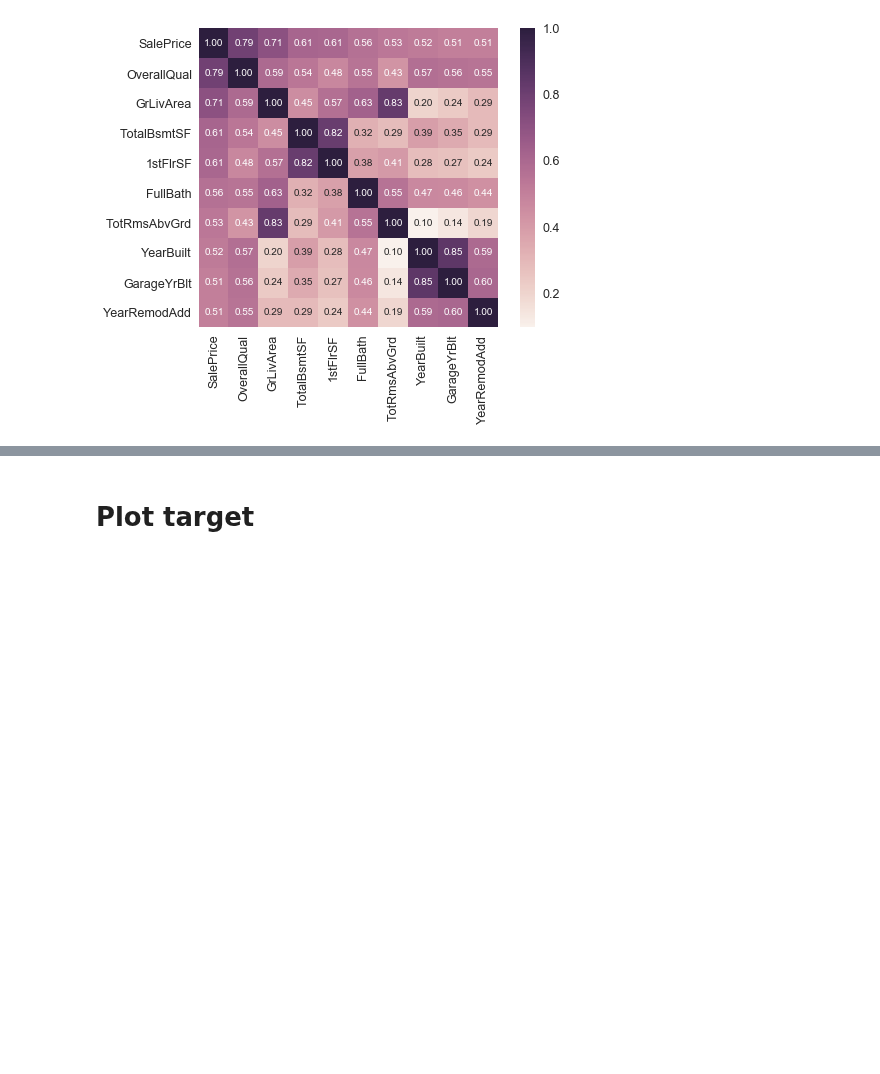
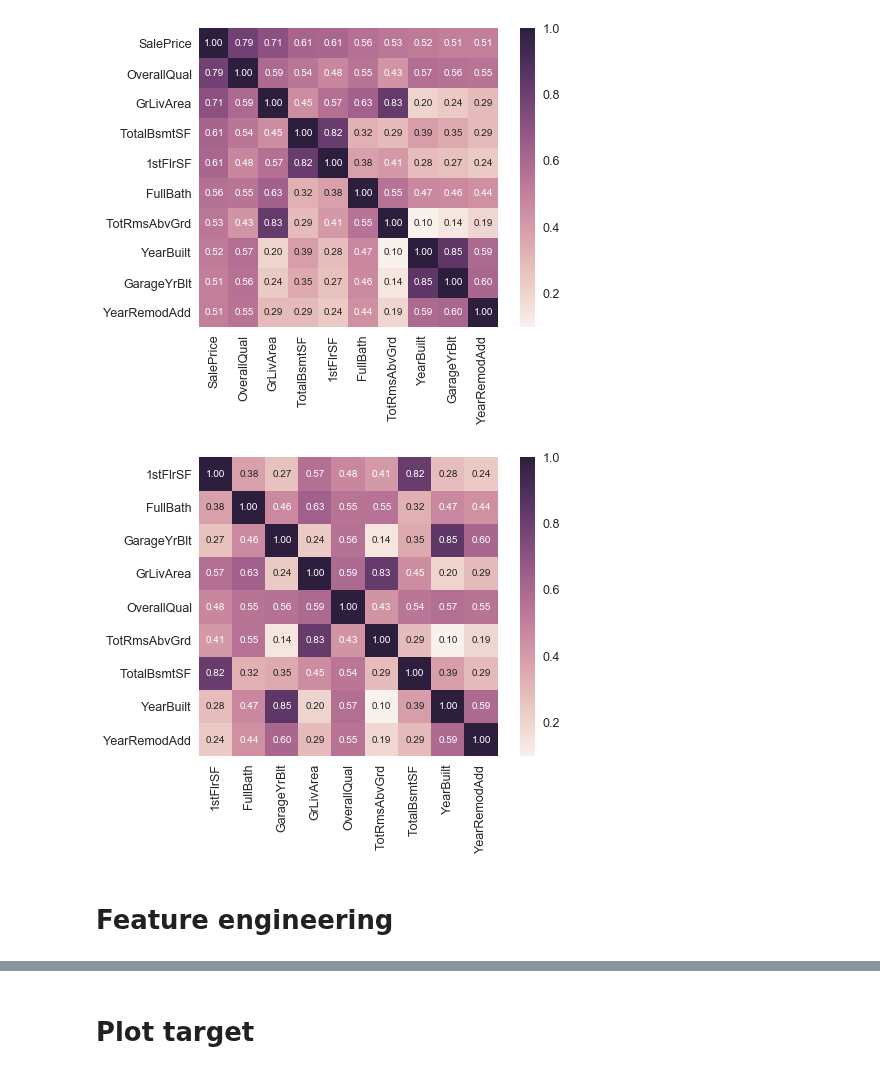
Before and after one commit to latuannetnam/kaggle, a Jupyter notebook: House Prices/House price analysis - version 4 (fill NaN for every columns).ipynb, the cells around one changed output, grey strips where cells are left out. Saved outputs shown, nothing was run; the diff lists cells and outputs as text; code cells hidden in the pictures; blank space fills up the shorter version.

```diff
--- a/House Prices/House price analysis - version 4 (fill NaN for every columns).ipynb
+++ b/House Prices/House price analysis - version 4 (fill NaN for every columns).ipynb
@@ -600,3 +623,14 @@ plt.show()
 ['SalePrice' 'OverallQual' 'GrLivArea' 'TotalBsmtSF' '1stFlrSF' 'FullBath'
  'TotRmsAbvGrd' 'YearBuilt' 'GarageYrBlt' 'YearRemodAdd']
 [figure]
+# %%
+# Correlation matrix of cols except price
+other_cols = np.setdiff1d(cols.values, label)
+cm = np.corrcoef(data[other_cols].values.T)
+sns.set(font_scale=1.25)
+hm = sns.heatmap(cm, cbar=True, annot=True, square=True, fmt='.2f', annot_kws={'size': 10}, yticklabels=other_cols, xticklabels=other_cols)
+plt.show()
+# %% [output]
+[figure, added]
+# %% [markdown]
+# Feature engineering
```
Also changed, not shown: parts of 6 cells of this notebook, 2 other files.
